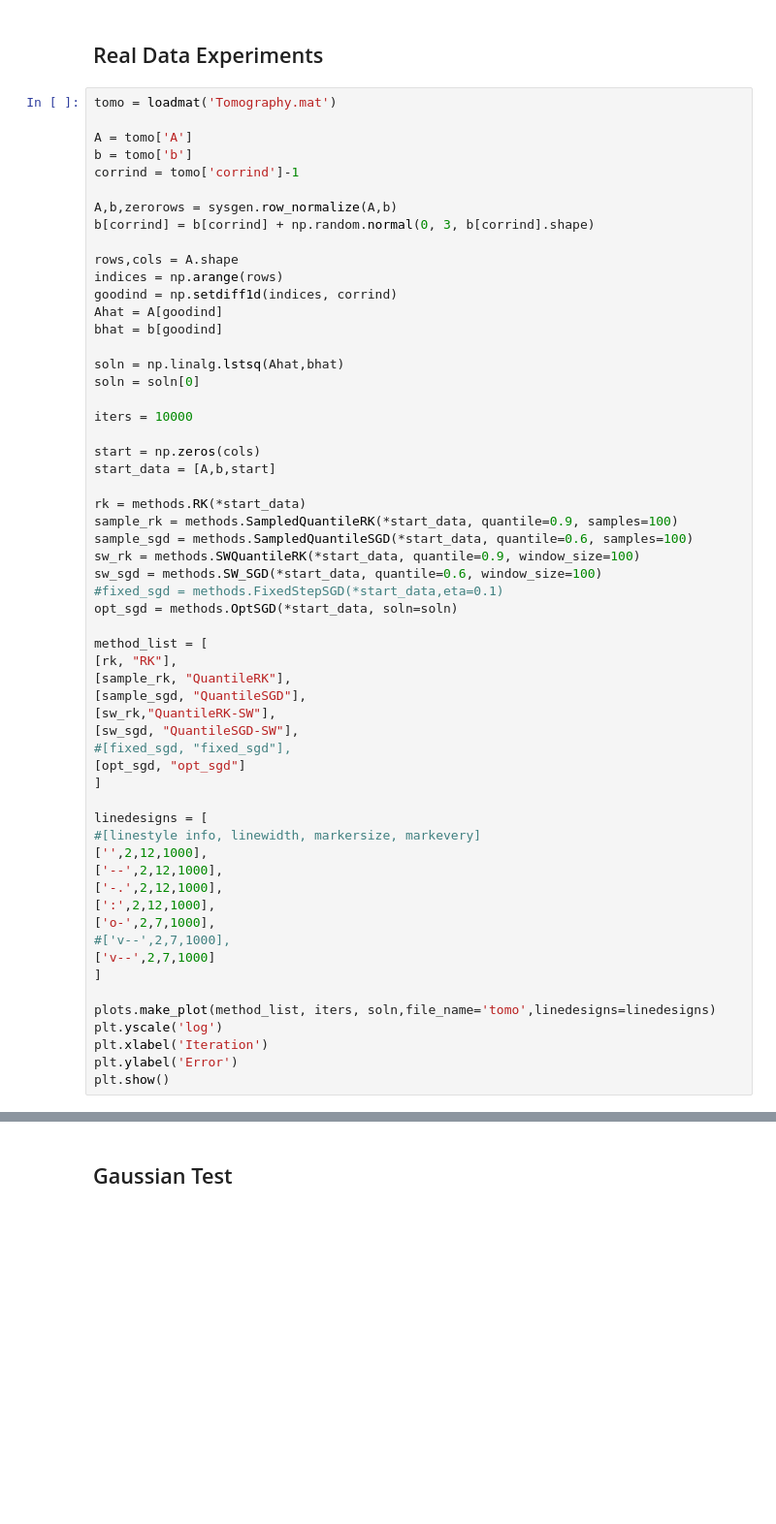
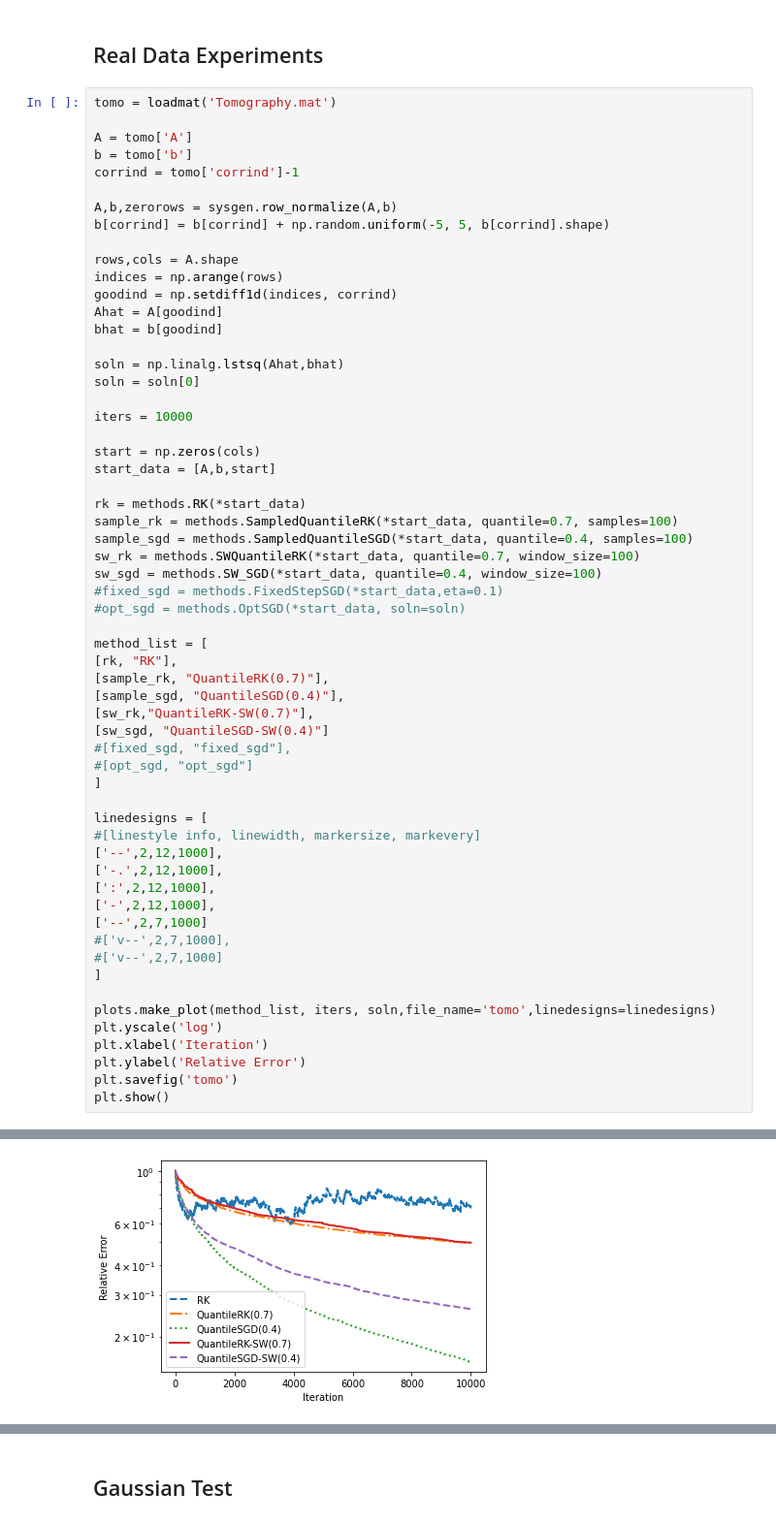
Before and after one commit to wswartworth/median_methods, a Jupyter notebook: experiments/experiments.ipynb, the cells around one changed output, grey strips where cells are left out. Shown: that part at 97% size. Saved outputs shown, nothing was run; the diff lists cells and outputs as text; blank space fills up the shorter version.

Commit message:
update real data experiments

```diff
--- a/experiments/experiments.ipynb
+++ b/experiments/experiments.ipynb
@@ -25,7 +25,7 @@ b = tomo['b']
 corrind = tomo['corrind']-1
 
 A,b,zerorows = sysgen.row_normalize(A,b)
-b[corrind] = b[corrind] + np.random.normal(0, 3, b[corrind].shape)
+b[corrind] = b[corrind] + np.random.uniform(-5, 5, b[corrind].shape)
 
 rows,cols = A.shape
 indices = np.arange(rows)
@@ -42,36 +42,38 @@ start = np.zeros(cols)
 start_data = [A,b,start]
 
 rk = methods.RK(*start_data)
-sample_rk = methods.SampledQuantileRK(*start_data, quantile=0.9, samples=100)
-sample_sgd = methods.SampledQuantileSGD(*start_data, quantile=0.6, samples=100)
-sw_rk = methods.SWQuantileRK(*start_data, quantile=0.9, window_size=100)
-sw_sgd = methods.SW_SGD(*start_data, quantile=0.6, window_size=100)
+sample_rk = methods.SampledQuantileRK(*start_data, quantile=0.7, samples=100)
+sample_sgd = methods.SampledQuantileSGD(*start_data, quantile=0.4, samples=100)
+sw_rk = methods.SWQuantileRK(*start_data, quantile=0.7, window_size=100)
+sw_sgd = methods.SW_SGD(*start_data, quantile=0.4, window_size=100)
 #fixed_sgd = methods.FixedStepSGD(*start_data,eta=0.1)
-opt_sgd = methods.OptSGD(*start_data, soln=soln)
+#opt_sgd = methods.OptSGD(*start_data, soln=soln)
 
 method_list = [
 [rk, "RK"],
-[sample_rk, "QuantileRK"],
-[sample_sgd, "QuantileSGD"],
-[sw_rk,"QuantileRK-SW"],
-[sw_sgd, "QuantileSGD-SW"],
+[sample_rk, "QuantileRK(0.7)"],
+[sample_sgd, "QuantileSGD(0.4)"],
+[sw_rk,"QuantileRK-SW(0.7)"],
+[sw_sgd, "QuantileSGD-SW(0.4)"]
 #[fixed_sgd, "fixed_sgd"],
-[opt_sgd, "opt_sgd"]
+#[opt_sgd, "opt_sgd"]
 ]
 
 linedesigns = [
 #[linestyle info, linewidth, markersize, markevery]
-['',2,12,1000],
 ['--',2,12,1000],
 ['-.',2,12,1000],
 [':',2,12,1000],
-['o-',2,7,1000],
+['-',2,12,1000],
+['--',2,7,1000]
 #['v--',2,7,1000],
-['v--',2,7,1000]
+#['v--',2,7,1000]
 ]
 
 plots.make_plot(method_list, iters, soln,file_name='tomo',linedesigns=linedesigns)
 plt.yscale('log')
 plt.xlabel('Iteration')
-plt.ylabel('Error')
+plt.ylabel('Relative Error')
+plt.savefig('tomo')
 plt.show()
+# %% [output]
@@ -78,3 +82,4 @@ plt.show()
+[figure, added]
 # %%
 wbc = loadmat('WisconsinBreastCancer.mat')
 
```
Also changed, not shown: parts of 3 cells of this notebook, 10 other files.
